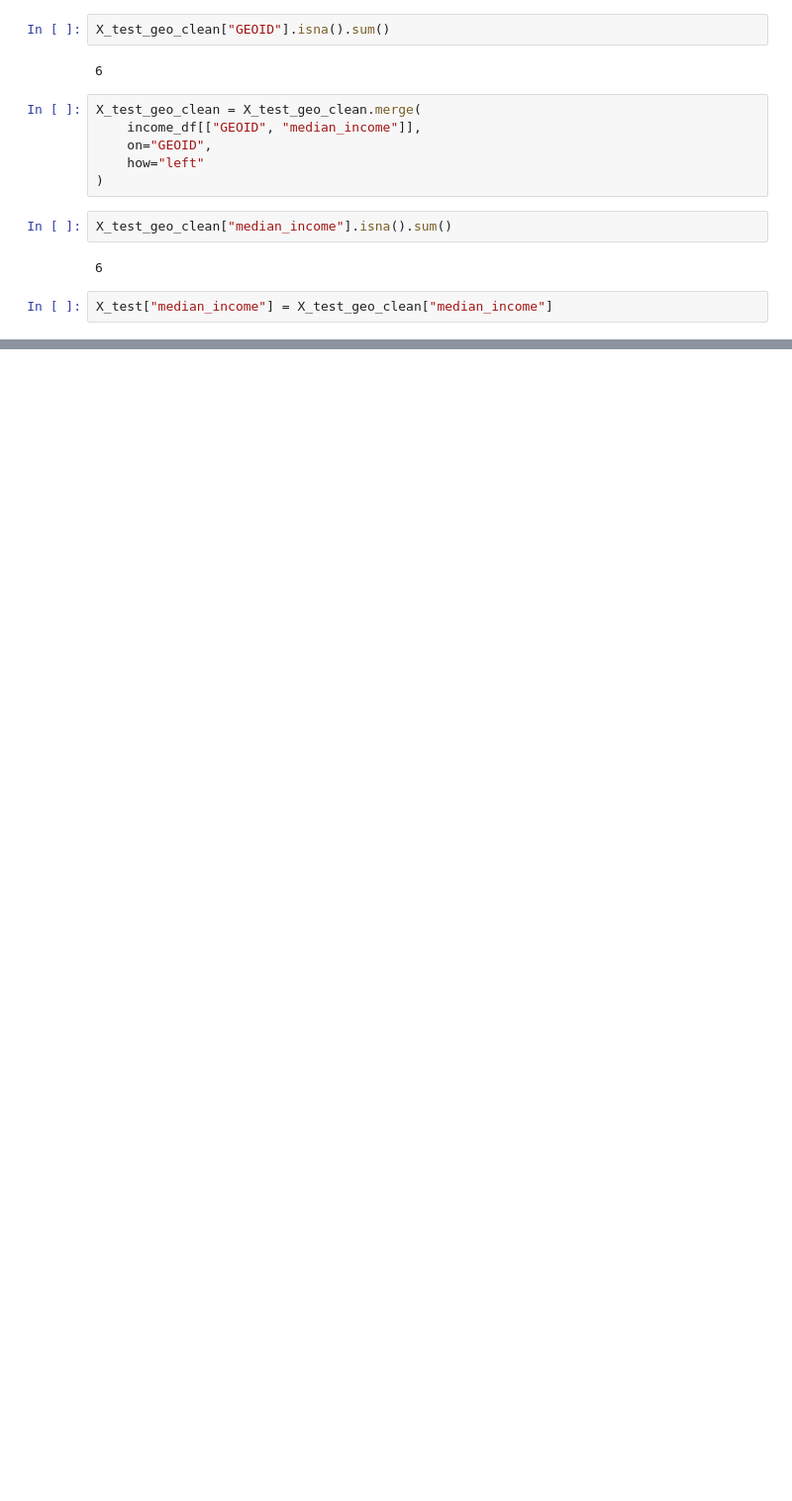
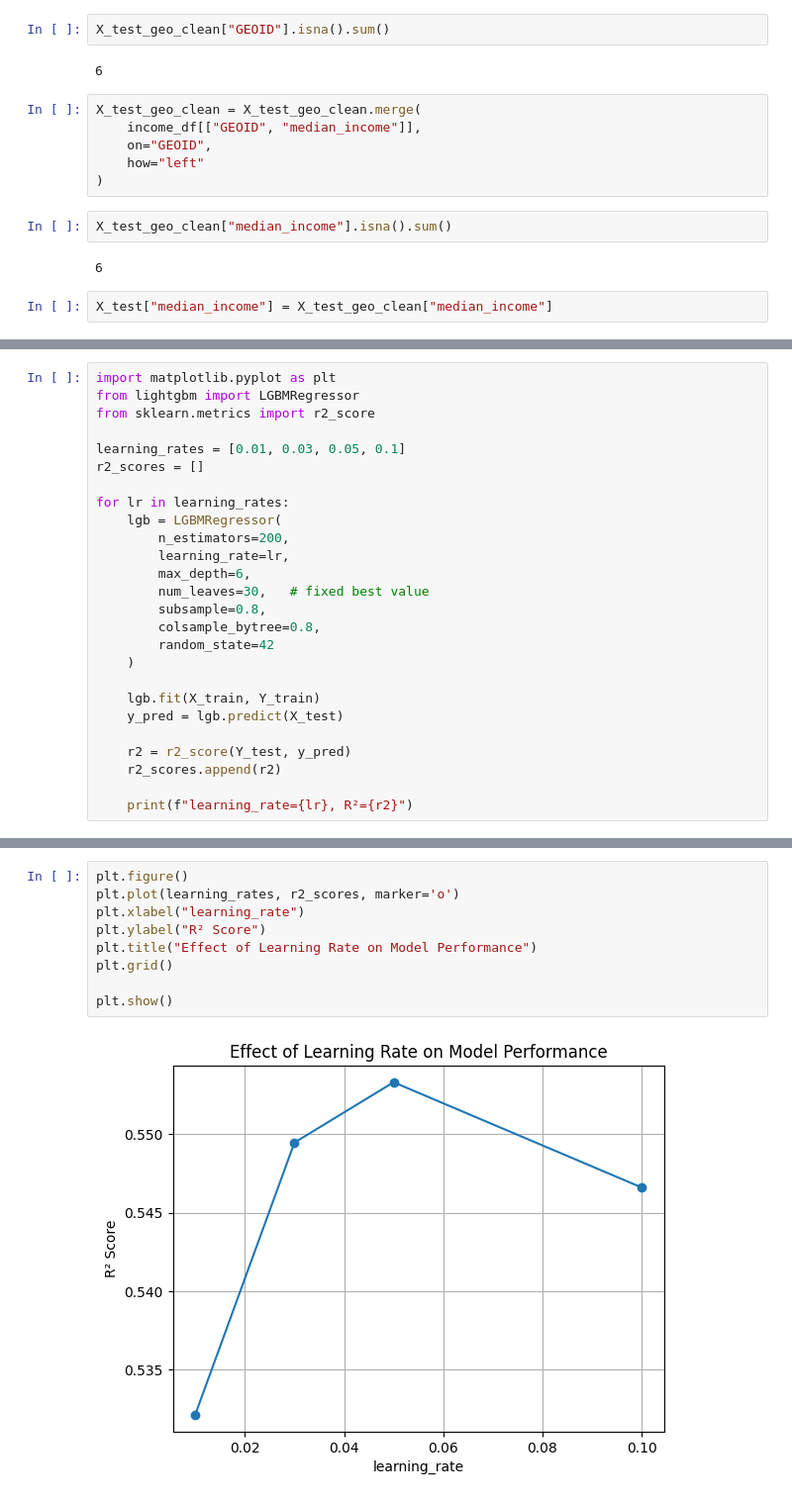
Before and after one commit to RawKnack/-Real-Estate-Price-Prediction-with-Geospatial-Features-, a Jupyter notebook: notebooks/01_data_loading.ipynb, the cells around one changed output, grey strips where cells are left out. Shown at 99% size. Saved outputs shown, nothing was run; the diff lists cells and outputs as text; blank space fills up the shorter version.

```diff
--- a/notebooks/01_data_loading.ipynb
+++ b/notebooks/01_data_loading.ipynb
@@ -1097,0 +1190,26 @@ plt.show()
+# %%
+import matplotlib.pyplot as plt
+from lightgbm import LGBMRegressor
+from sklearn.metrics import r2_score
+
+learning_rates = [0.01, 0.03, 0.05, 0.1]
+r2_scores = []
+
+for lr in learning_rates:
+    lgb = LGBMRegressor(
+        n_estimators=200,
+        learning_rate=lr,
+        max_depth=6,
+        num_leaves=30,   # fixed best value
+        subsample=0.8,
+        colsample_bytree=0.8,
+        random_state=42
+    )
+
+    lgb.fit(X_train, Y_train)
+    y_pred = lgb.predict(X_test)
+
+    r2 = r2_score(Y_test, y_pred)
+    r2_scores.append(r2)
+
+    print(f"learning_rate={lr}, R²={r2}")
@@ -1097,0 +1234,11 @@ plt.show()
+# %%
+plt.figure()
+plt.plot(learning_rates, r2_scores, marker='o')
+plt.xlabel("learning_rate")
+plt.ylabel("R² Score")
+plt.title("Effect of Learning Rate on Model Performance")
+plt.grid()
+
+plt.show()
+# %% [output]
+[figure, added]
```
Also changed, not shown: parts of 51 cells of this notebook, 10 other files.
